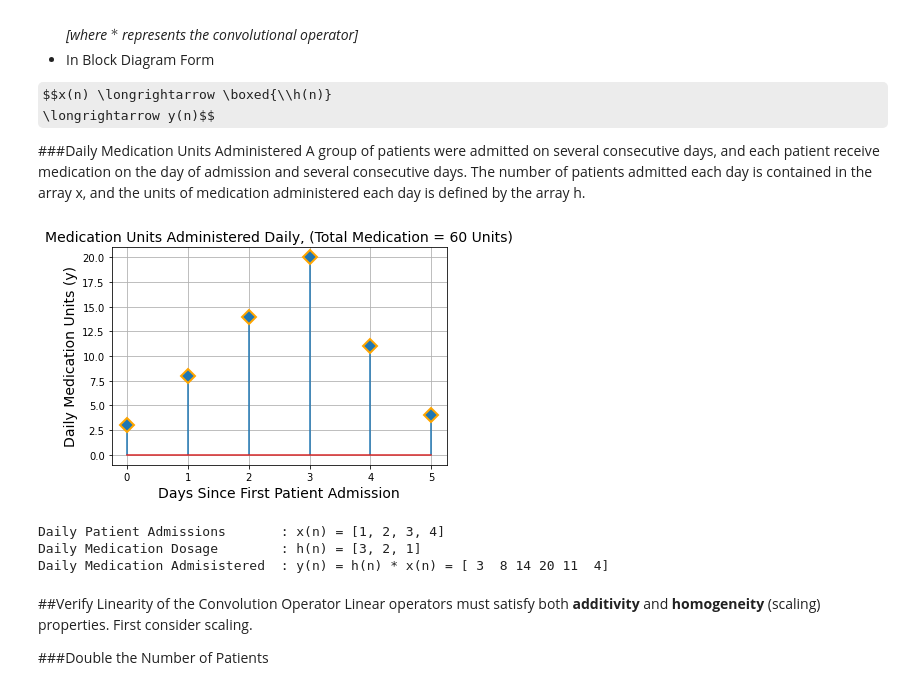
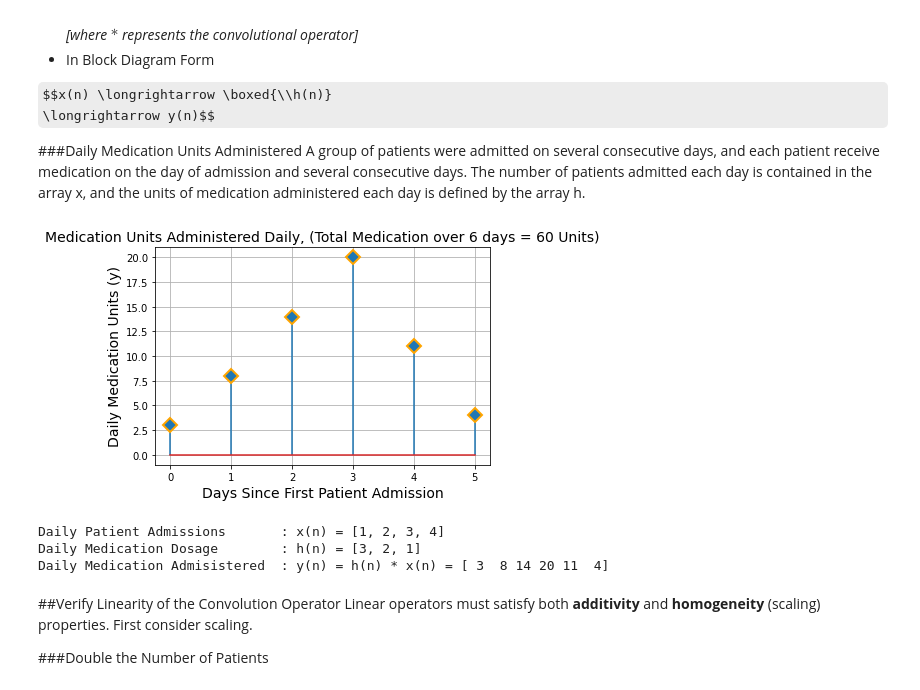
Before and after one commit to Domenikos/Digital_Convolution, a Jupyter notebook: Digital_Convolution.ipynb, the cells around one changed output. Drawn from its saved outputs; the diff is of its cells as text; code cells hidden in the pictures; some formulas as TeX source.

```diff
--- a/Digital_Convolution.ipynb
+++ b/Digital_Convolution.ipynb
@@ -86,22 +86,21 @@ h = [3, 2, 1]
 # %%
 # Convolve h with x to find the daily medication distribution
 y = np.convolve(h,x)        # medication units per day
 med_total = np.sum(y)       # total medication
 n = np.array(range(0,len(y)))   # the day sequence starting with 0
 fig = plt.figure()
 (markers, stemlines, baseline) = plt.stem(n,y,use_line_collection=True)
 plt.setp(markers, marker='D', markersize=10, markeredgecolor="orange", markeredgewidth=2)
 plt.grid()
 plt.xlabel('Days Since First Patient Admission', fontsize = 14)
 plt.ylabel('Daily Medication Units (y)', fontsize = 14)
-plt.title('Medication Units Administered Daily, (Total Medication = '+str(med_total)+' Units)',
-          fontsize = 14)
+plt.title('Medication Units Administered Daily, (Total Medication over 6 days = '+str(med_total)+' Units)',fontsize = 14)
 plt.show()
 print('Daily Patient Admissions       : x(n) =',x)
 print('Daily Medication Dosage        : h(n) =',h)
 print('Daily Medication Admisistered  : y(n) = h(n) * x(n) =',y)
 # %% [output]
-[figure, old version]
+[figure, new version]
 Daily Patient Admissions       : x(n) = [1, 2, 3, 4]
 Daily Medication Dosage        : h(n) = [3, 2, 1]
 Daily Medication Admisistered  : y(n) = h(n) * x(n) = [ 3  8 14 20 11  4]
```
Also changed, not shown: parts of 1 cell of this notebook.
